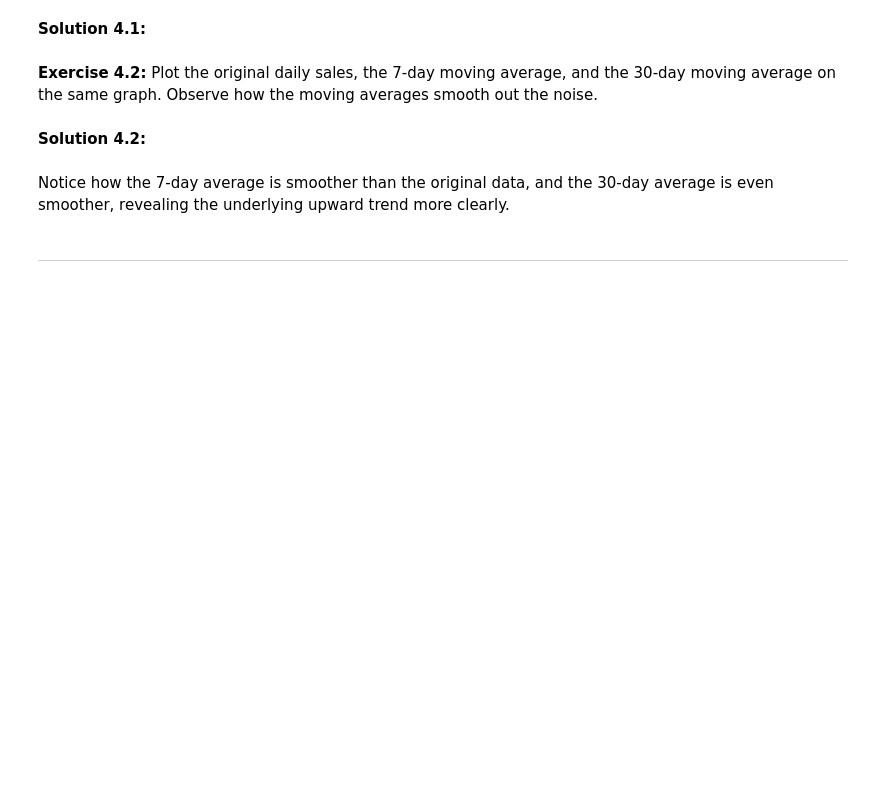
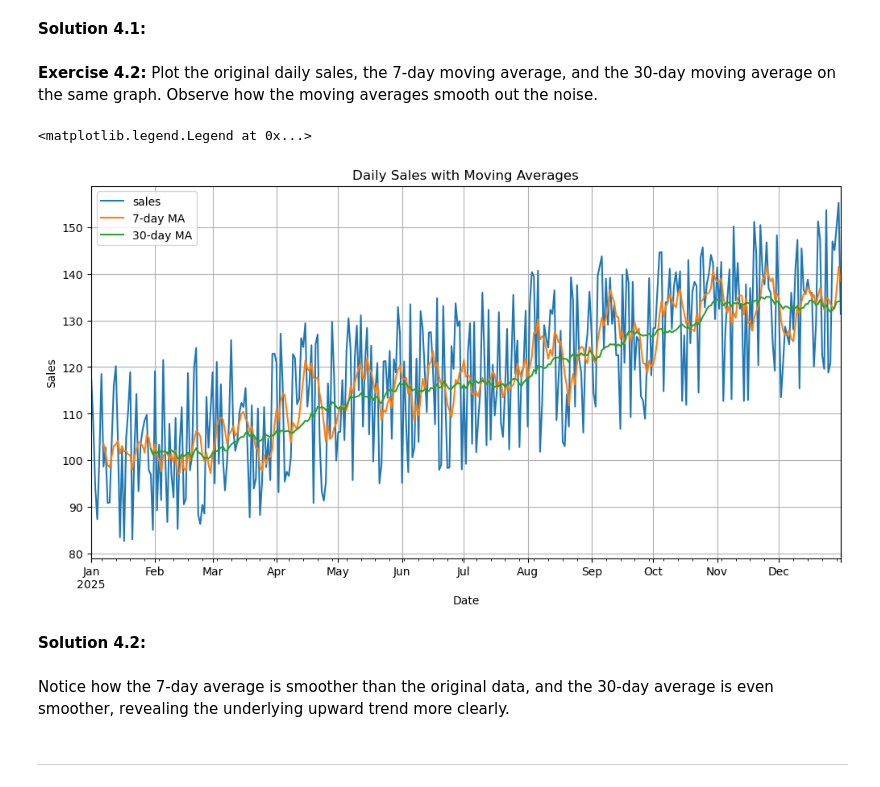
Before and after one commit to rksfn/scipy, a Jupyter notebook: week2_advanced_topics_and_scientific_computing/day13_time_series_analysis_with_pandas.ipynb, the cells around one changed output. Drawn from its saved outputs; the diff is of its cells as text; code cells hidden in the pictures; blank space fills up the shorter version.

```diff
--- a/week2_advanced_topics_and_scientific_computing/day13_time_series_analysis_with_pandas.ipynb
+++ b/week2_advanced_topics_and_scientific_computing/day13_time_series_analysis_with_pandas.ipynb
@@ -118,0 +172,6 @@ Rolling window calculations are essential for smoothing out short-term fluctuati
+# %%
+# Your code here
+df["7-day MA"] = df["sales"].rolling(window=7).mean()
+df["30-day MA"] = df["sales"].rolling(window=30).mean()
+
+display(df.head(31))
@@ -133,3 +208,13 @@ display(df.head(10))
+# %%
+# Your code here
+df[["sales", "7-day MA", "30-day MA"]].plot(title = "Daily Sales with Moving Averages")
+plt.xlabel("Date")
+plt.ylabel("Sales")
+plt.grid(True)
+plt.legend()
+# %% [output]
+<matplotlib.legend.Legend at 0x...>
+[figure, added]
 # %% [markdown]
 **Solution 4.2:**
 # %%
```
Also changed, not shown: parts of 15 cells of this notebook.
